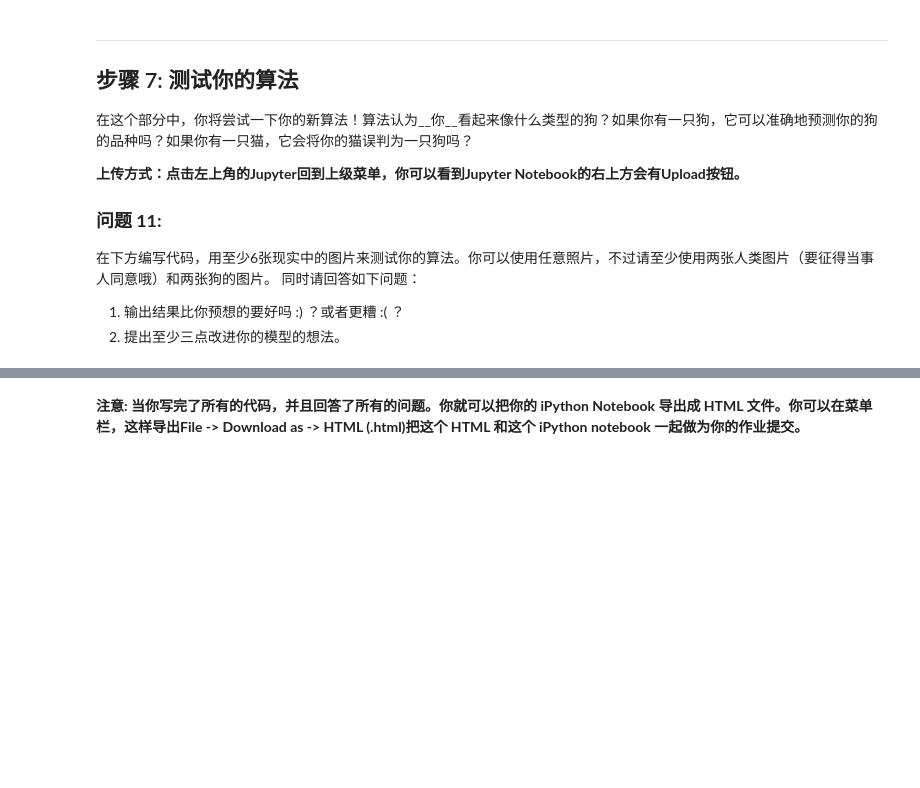
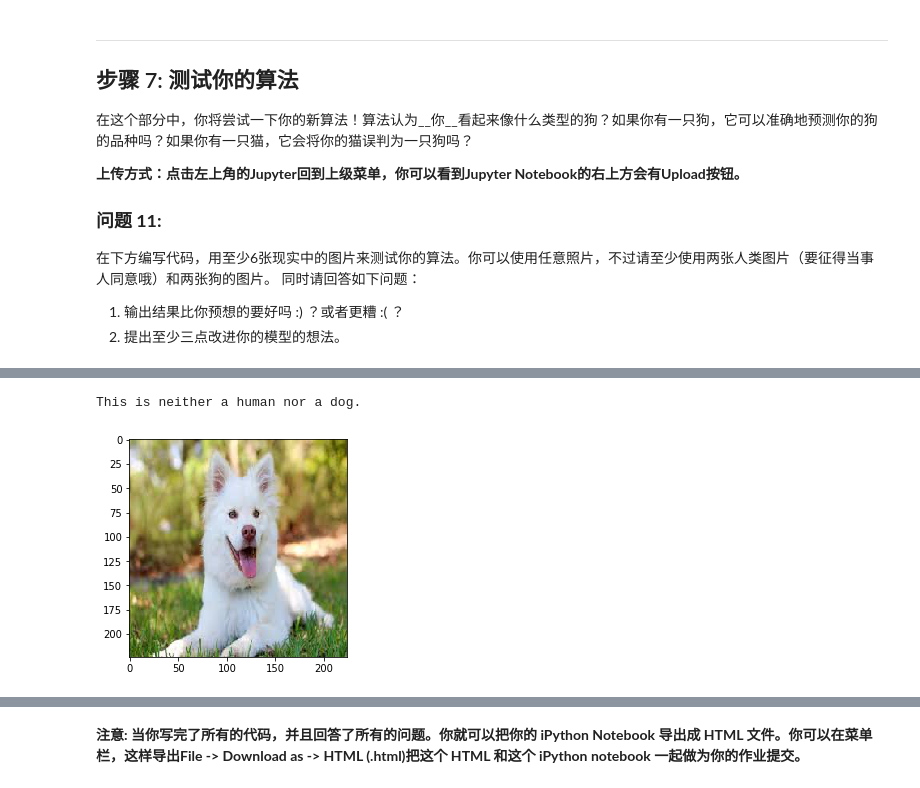
Before and after one commit to yanglinjing/dlnd_p2_dog_img_classifier, a Jupyter notebook: dog_app_zh.ipynb, the cells around one changed output, grey strips where cells are left out. Drawn from its saved outputs; the diff is of its cells as text; code cells hidden in the pictures; blank space fills up the shorter version.

```diff
--- a/dog_app_zh.ipynb
+++ b/dog_app_zh.ipynb
@@ -1216,0 +1190,5 @@ FailedPreconditionError: ignored
+# %%
+predict_cate(test_pictures[3])
+# %% [output]
+This is neither a human nor a dog.
+[figure, added]
```
Also changed, not shown: parts of 36 cells of this notebook.
